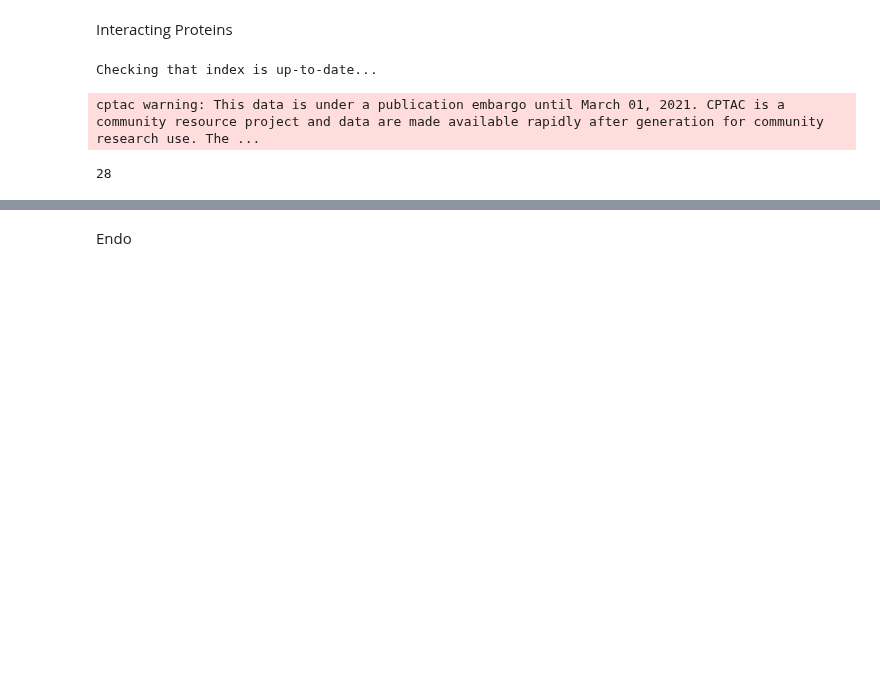
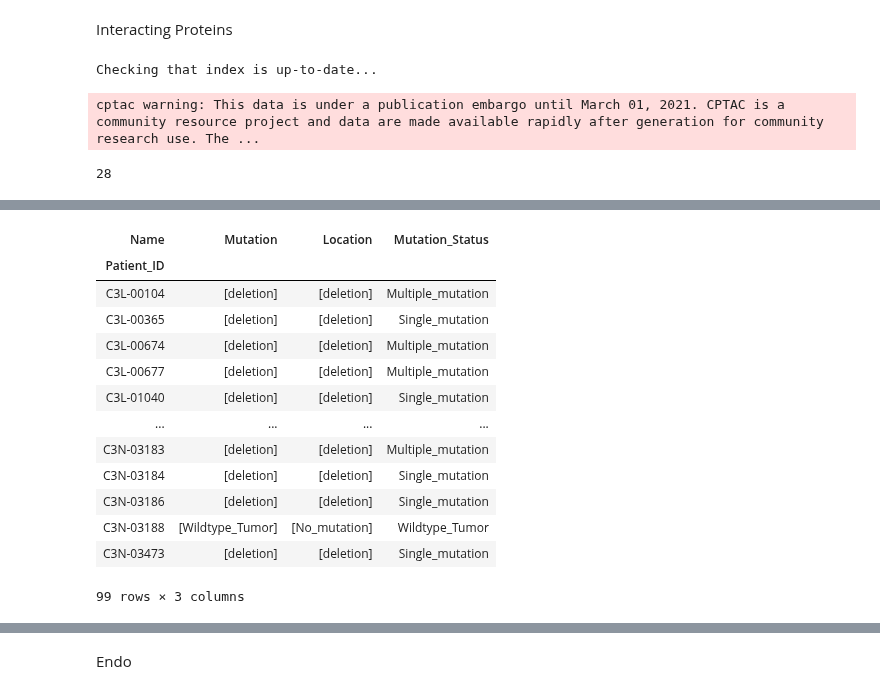
Before and after one commit to PayneLab/WhenMutationsDontMatter, a Jupyter notebook: PTEN context dependant story/CNV del vs wt -Directionality iteracting proteins .ipynb, the cells around one changed output, grey strips where cells are left out. Cells and saved outputs as stored; diff of their text form; code cells hidden in the pictures; blank space fills up the shorter version.

```diff
--- a/PTEN context dependant story/CNV del vs wt -Directionality iteracting proteins .ipynb
+++ b/PTEN context dependant story/CNV del vs wt -Directionality iteracting proteins .ipynb
@@ -91,0 +32,22 @@ cptac warning: CNV data was not found for the following samples, so CNV data col
+# %%
+mut_type_gbm = gbm.get_genotype_all_vars(gene)
+
+# merge cnv with genotype all mut type
+prot_and_mutations = gbm.join_omics_to_mutations(
+    mutations_genes = [gene], omics_df_name = 'CNV', omics_genes = ip)
+ip_df = prot_and_mutations.iloc[:,:-4]
+mut_type_gbm = mut_type_gbm[['Mutation']]
+merged = ip_df.join(mut_type_gbm)
+merged['Mutation'].value_counts()
+
+# slice certain mut type and wt
+d = ['deletion']
+del_gbm = merged['Mutation'].apply(lambda x: x == d) # slice out a list -> returns boolean
+del_id = list(del_gbm.index)
+del_gbm = merged[del_gbm]
+
+
+wt = ['Wildtype_Tumor']
+wt_gbm = merged['Mutation'].apply(lambda x: x == wt)
+wt_gbm = merged[wt_gbm]
+# %% [output]
@@ -92 +56,15 @@ cptac warning: CNV data was not found for the following samples, so CNV data col
+| Name | Mutation | Location | Mutation_Status |
+| Patient_ID |  |  |  |
+| C3L-00104 | [deletion] | [deletion] | Multiple_mutation |
+| C3L-00365 | [deletion] | [deletion] | Single_mutation |
+| C3L-00674 | [deletion] | [deletion] | Multiple_mutation |
+| C3L-00677 | [deletion] | [deletion] | Multiple_mutation |
+| C3L-01040 | [deletion] | [deletion] | Single_mutation |
+| ... | ... | ... | ... |
+| C3N-03183 | [deletion] | [deletion] | Multiple_mutation |
+| C3N-03184 | [deletion] | [deletion] | Single_mutation |
+| C3N-03186 | [deletion] | [deletion] | Single_mutation |
+| C3N-03188 | [Wildtype_Tumor] | [No_mutation] | Wildtype_Tumor |
+| C3N-03473 | [deletion] | [deletion] | Single_mutation |
+99 rows × 3 columns
 # %%
```
Also changed, not shown: parts of 7 cells of this notebook, 4 other files.
